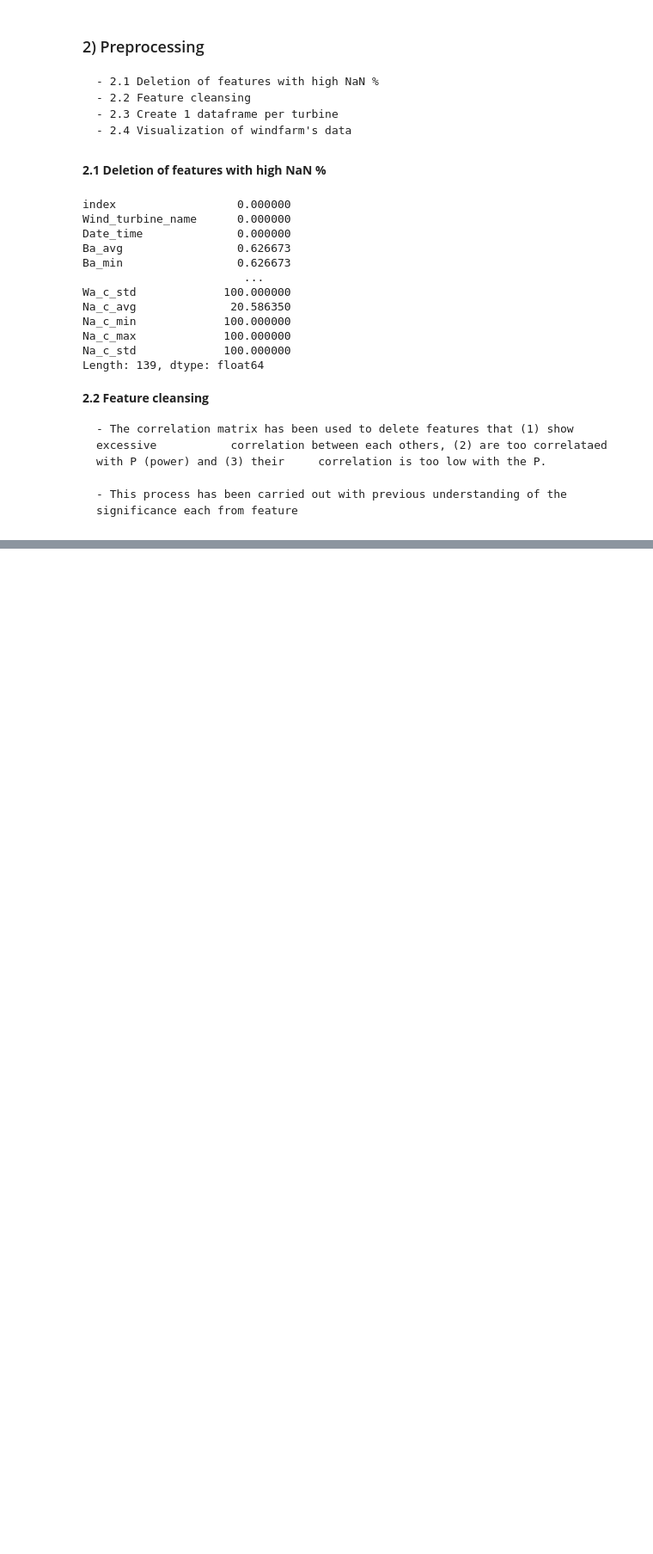
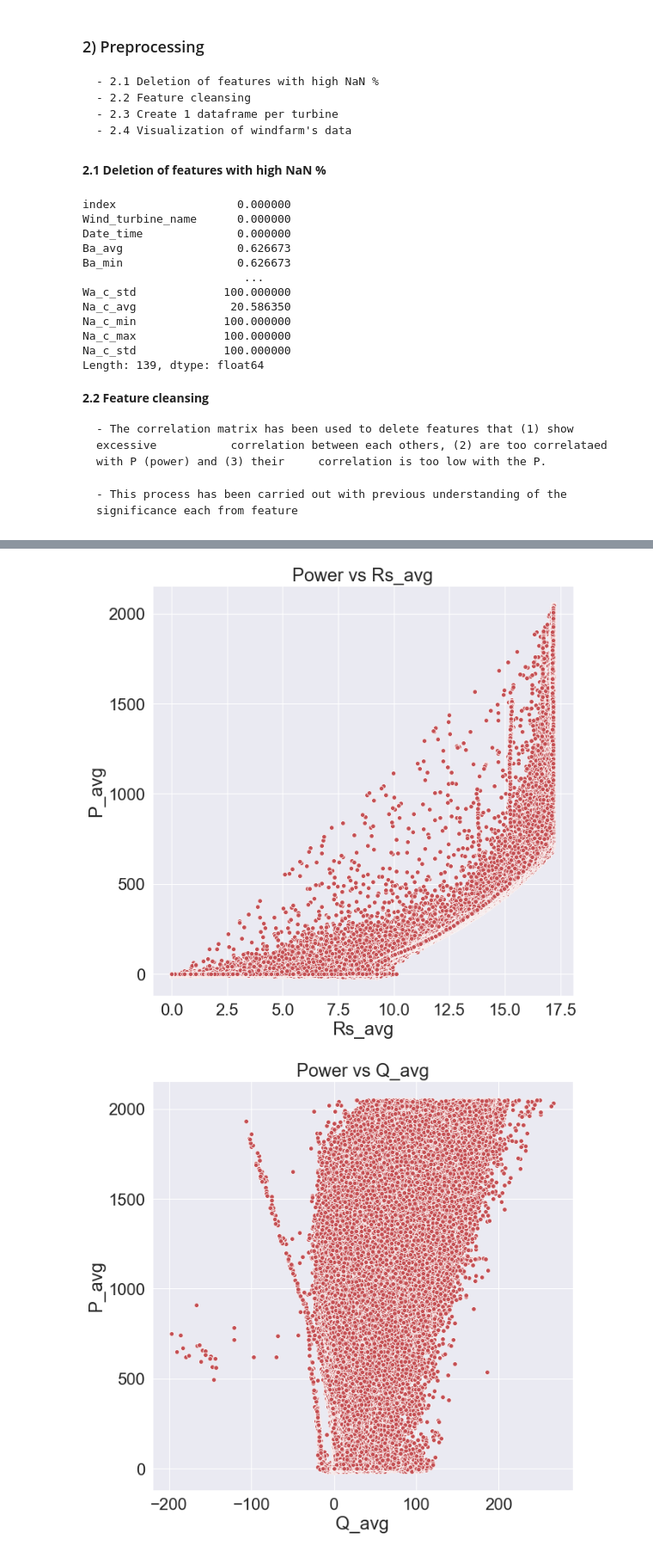
Before and after one commit to SchaubClerigue/A-3-hour-Power-Prediction-from-Monitored-Wind-Turbines, a Jupyter notebook: Jupyter Notebooks/Untitled.ipynb, the cells around one changed output, grey strips where cells are left out. Shown at 86% size. Cells and saved outputs as stored; diff of their text form; code cells hidden in the pictures; blank space fills up the shorter version.

```diff
--- a/Jupyter Notebooks/Untitled.ipynb
+++ b/Jupyter Notebooks/Untitled.ipynb
@@ -156,0 +199,18 @@ df_turb= df_turb.drop(['Rbt_std', 'Rs_std', 'Nu_std',
+# %%
+# Select values recorded when the machine is stopped but the anemometers still work
+sel_rows=df_turb[(df_turb['P_avg']<=0) &  (df_turb['Ws_avg']> 4.6)].index # where P <= 0 and Ws_avg > 4.6
+# %%
+# Delete selected rows from df_gen
+df_turb = df_turb.drop(sel_rows, axis=0)
+# %%
+# Plot 'P_Avg' (power) vs rotor speed(RS), reactive power (Q_avg), stator temperature (DST), gearbox bearing temperature
+# (Gb1t), gearbox oil temperature (Gost), rotor bearing temperature (Rbt)
+for i in [ 'Rs_avg','Q_avg', 'Dst_avg', 'Gb1t_avg', 'Gost_avg','Rbt_avg']:
+    sns.set(font_scale=2)
+    sns.scatterplot(df_turb[i] ,df_turb.P_avg, color="r")
+    plt.title('Power vs'+' '+i)
+    sns.set(rc={'figure.figsize':(10,10)})
+    plt.show()
+# %% [output]
+[figure, added]
+[figure, added]
```
Also changed, not shown: parts of 45 cells of this notebook.
